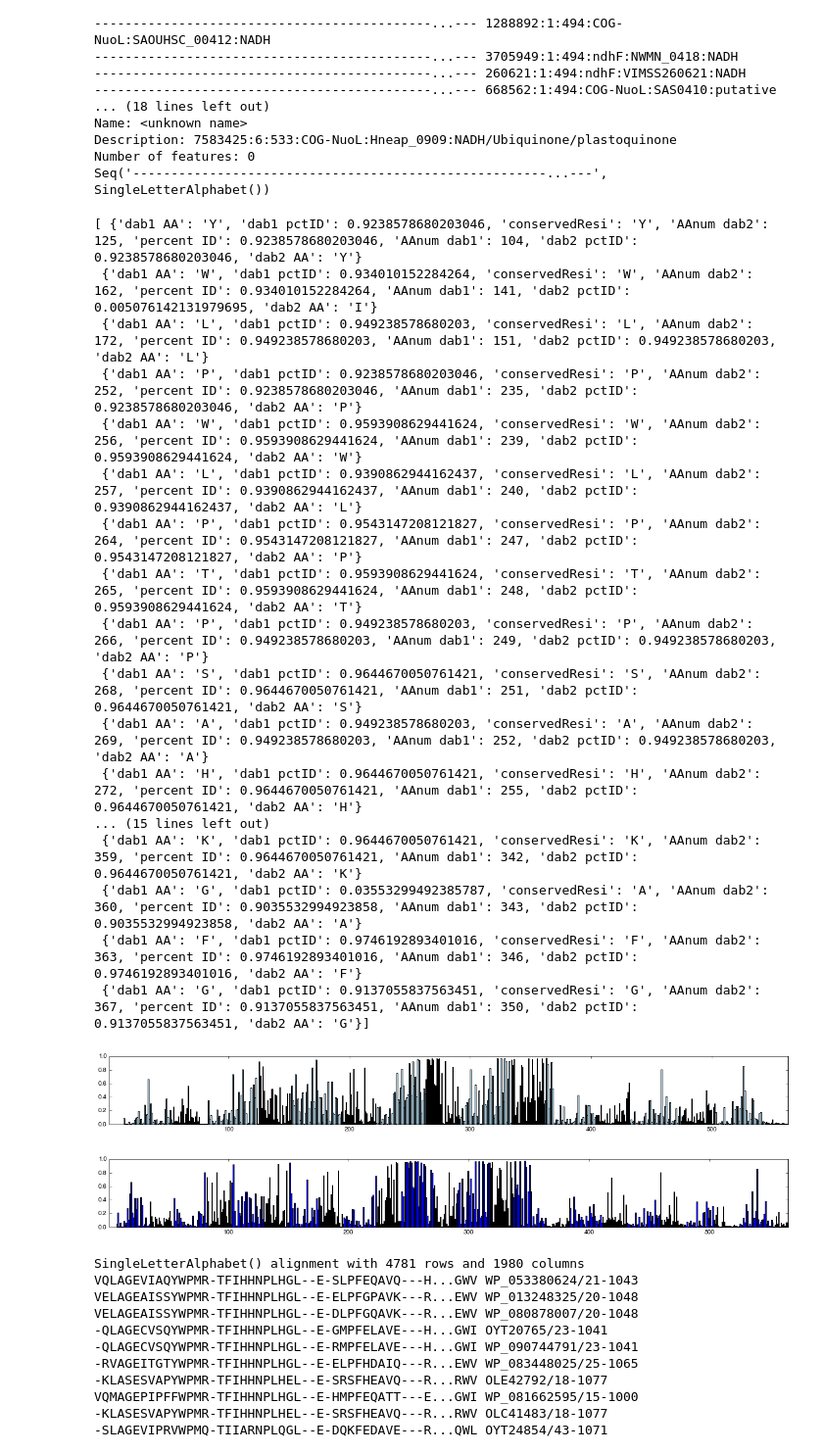
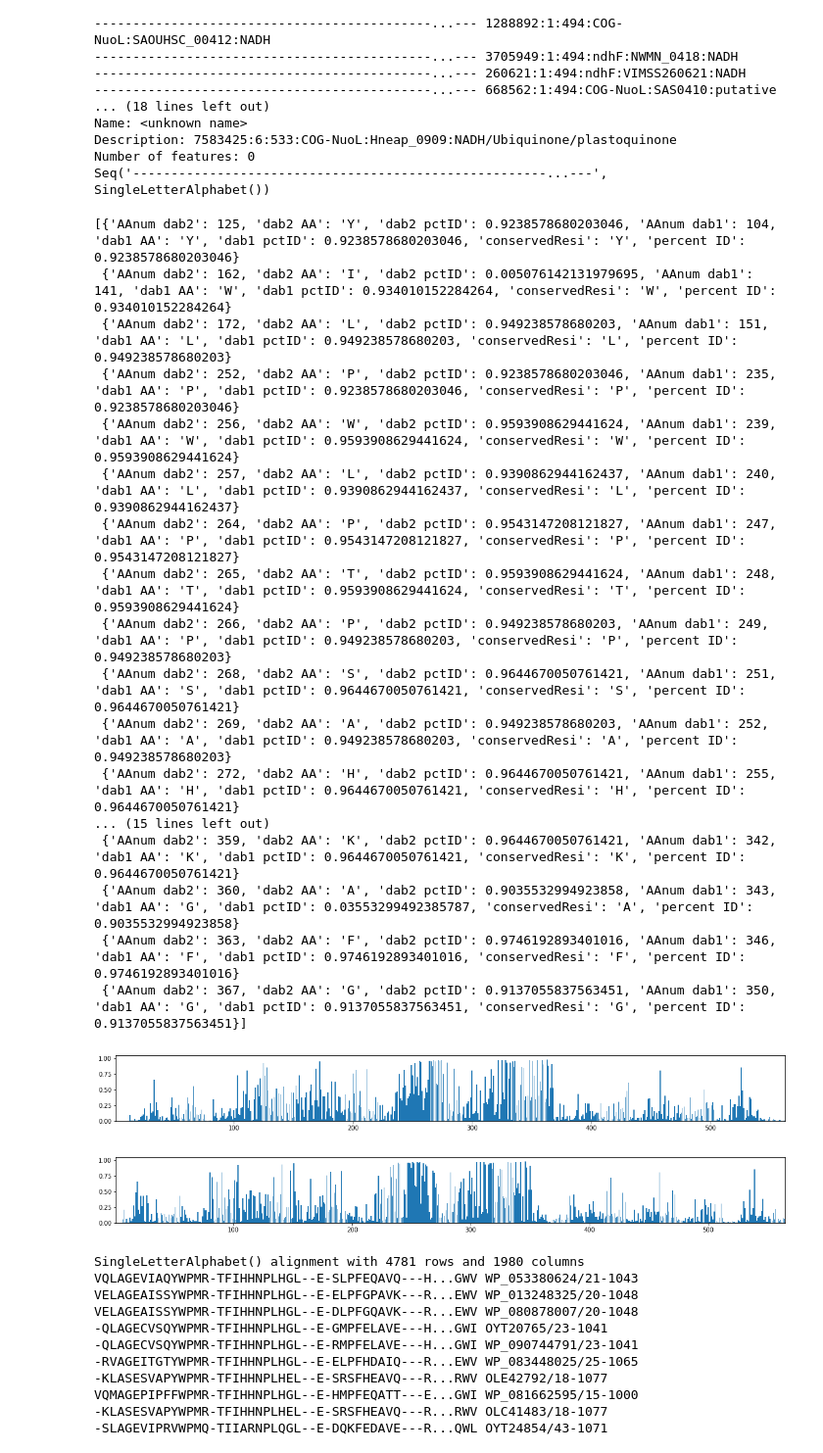
Before and after one commit to jackdesmarais/DabTransporterPaper, a Jupyter notebook: scripts/conservationScoreInAMsa.ipynb, the cells around one changed output. Shown: that part at 98% size. Cells and saved outputs as stored; diff of their text form; code cells hidden in the pictures.

```diff
--- a/scripts/conservationScoreInAMsa.ipynb
+++ b/scripts/conservationScoreInAMsa.ipynb
@@ -83,49 +83,49 @@ Seq('------------------------------------------------------...---', SingleLetter
 # %%
 identity = getConserved(infile,'clustal',dabB2,dabB1,12,6)
 # goodResi = {351,353,524,539}
 ninteypct = identity[[(x['percent ID']>0.9) & (x['conservedResi'] != '-') for x in identity]]
 print(ninteypct)
 conserve_df = pd.DataFrame.from_records(identity)
 conserve_df=conserve_df.sort_values('AAnum dab2')
 goodResi = {-10}
 conserve_df['active_site'] = conserve_df['percent ID']*conserve_df['AAnum dab2'].isin(goodResi)
 
 
 plt.figure(figsize=(20,2))
-plt.bar(conserve_df['AAnum dab2'],conserve_df['dab2 pctID'],color=qual_palette[0])
+plt.bar(conserve_df['AAnum dab2'],conserve_df['dab2 pctID'])#,color=qual_palette[0])
 # active_site = conserve_df[conserve_df['AAnum dabA2'].isin(goodResi)]
 # plt.bar(active_site['AAnum dab2'],active_site['percent ID'],color = 'r')
 plt.xlim(1,max(conserve_df['AAnum dab2']))
 plt.show()
 
 plt.figure(figsize=(20,2))
 plt.bar(conserve_df['AAnum dab1'],conserve_df['dab1 pctID'])
 # active_site = conserve_df[conserve_df['AAnum dabA2'].isin(goodResi)]
 # plt.bar(active_site['AAnum dab2'],active_site['percent ID'],color = 'r')
 plt.xlim(1,max(conserve_df['AAnum dab1']))
 plt.show()
 
 conserve_df.to_csv(infile+'.csv')
 # %% [output]
-[ {'dab1 AA': 'Y', 'dab1 pctID': 0.9238578680203046, 'conservedResi': 'Y', 'AAnum dab2': 125, 'percent ID': 0.9238578680203046, 'AAnum dab1': 104, 'dab2 pctID': 0.9238578680203046, 'dab2 AA': 'Y'}
- {'dab1 AA': 'W', 'dab1 pctID': 0.934010152284264, 'conservedResi': 'W', 'AAnum dab2': 162, 'percent ID': 0.934010152284264, 'AAnum dab1': 141, 'dab2 pctID': 0.005076142131979695, 'dab2 AA': 'I'}
- {'dab1 AA': 'L', 'dab1 pctID': 0.949238578680203, 'conservedResi': 'L', 'AAnum dab2': 172, 'percent ID': 0.949238578680203, 'AAnum dab1': 151, 'dab2 pctID': 0.949238578680203, 'dab2 AA': 'L'}
- {'dab1 AA': 'P', 'dab1 pctID': 0.9238578680203046, 'conservedResi': 'P', 'AAnum dab2': 252, 'percent ID': 0.9238578680203046, 'AAnum dab1': 235, 'dab2 pctID': 0.9238578680203046, 'dab2 AA': 'P'}
- {'dab1 AA': 'W', 'dab1 pctID': 0.9593908629441624, 'conservedResi': 'W', 'AAnum dab2': 256, 'percent ID': 0.9593908629441624, 'AAnum dab1': 239, 'dab2 pctID': 0.9593908629441624, 'dab2 AA': 'W'}
- {'dab1 AA': 'L', 'dab1 pctID': 0.9390862944162437, 'conservedResi': 'L', 'AAnum dab2': 257, 'percent ID': 0.9390862944162437, 'AAnum dab1': 240, 'dab2 pctID': 0.9390862944162437, 'dab2 AA': 'L'}
- {'dab1 AA': 'P', 'dab1 pctID': 0.9543147208121827, 'conservedResi': 'P', 'AAnum dab2': 264, 'percent ID': 0.9543147208121827, 'AAnum dab1': 247, 'dab2 pctID': 0.9543147208121827, 'dab2 AA': 'P'}
- {'dab1 AA': 'T', 'dab1 pctID': 0.9593908629441624, 'conservedResi': 'T', 'AAnum dab2': 265, 'percent ID': 0.9593908629441624, 'AAnum dab1': 248, 'dab2 pctID': 0.9593908629441624, 'dab2 AA': 'T'}
- {'dab1 AA': 'P', 'dab1 pctID': 0.949238578680203, 'conservedResi': 'P', 'AAnum dab2': 266, 'percent ID': 0.949238578680203, 'AAnum dab1': 249, 'dab2 pctID': 0.949238578680203, 'dab2 AA': 'P'}
- {'dab1 AA': 'S', 'dab1 pctID': 0.9644670050761421, 'conservedResi': 'S', 'AAnum dab2': 268, 'percent ID': 0.9644670050761421, 'AAnum dab1': 251, 'dab2 pctID': 0.9644670050761421, 'dab2 AA': 'S'}
- {'dab1 AA': 'A', 'dab1 pctID': 0.949238578680203, 'conservedResi': 'A', 'AAnum dab2': 269, 'percent ID': 0.949238578680203, 'AAnum dab1': 252, 'dab2 pctID': 0.949238578680203, 'dab2 AA': 'A'}
- {'dab1 AA': 'H', 'dab1 pctID': 0.9644670050761421, 'conservedResi': 'H', 'AAnum dab2': 272, 'percent ID': 0.9644670050761421, 'AAnum dab1': 255, 'dab2 pctID': 0.9644670050761421, 'dab2 AA': 'H'}
+[{'AAnum dab2': 125, 'dab2 AA': 'Y', 'dab2 pctID': 0.9238578680203046, 'AAnum dab1': 104, 'dab1 AA': 'Y', 'dab1 pctID': 0.9238578680203046, 'conservedResi': 'Y', 'percent ID': 0.9238578680203046}
+ {'AAnum dab2': 162, 'dab2 AA': 'I', 'dab2 pctID': 0.005076142131979695, 'AAnum dab1': 141, 'dab1 AA': 'W', 'dab1 pctID': 0.934010152284264, 'conservedResi': 'W', 'percent ID': 0.934010152284264}
+ {'AAnum dab2': 172, 'dab2 AA': 'L', 'dab2 pctID': 0.949238578680203, 'AAnum dab1': 151, 'dab1 AA': 'L', 'dab1 pctID': 0.949238578680203, 'conservedResi': 'L', 'percent ID': 0.949238578680203}
+ {'AAnum dab2': 252, 'dab2 AA': 'P', 'dab2 pctID': 0.9238578680203046, 'AAnum dab1': 235, 'dab1 AA': 'P', 'dab1 pctID': 0.9238578680203046, 'conservedResi': 'P', 'percent ID': 0.9238578680203046}
+ {'AAnum dab2': 256, 'dab2 AA': 'W', 'dab2 pctID': 0.9593908629441624, 'AAnum dab1': 239, 'dab1 AA': 'W', 'dab1 pctID': 0.9593908629441624, 'conservedResi': 'W', 'percent ID': 0.9593908629441624}
+ {'AAnum dab2': 257, 'dab2 AA': 'L', 'dab2 pctID': 0.9390862944162437, 'AAnum dab1': 240, 'dab1 AA': 'L', 'dab1 pctID': 0.9390862944162437, 'conservedResi': 'L', 'percent ID': 0.9390862944162437}
+ {'AAnum dab2': 264, 'dab2 AA': 'P', 'dab2 pctID': 0.9543147208121827, 'AAnum dab1': 247, 'dab1 AA': 'P', 'dab1 pctID': 0.9543147208121827, 'conservedResi': 'P', 'percent ID': 0.9543147208121827}
+ {'AAnum dab2': 265, 'dab2 AA': 'T', 'dab2 pctID': 0.9593908629441624, 'AAnum dab1': 248, 'dab1 AA': 'T', 'dab1 pctID': 0.9593908629441624, 'conservedResi': 'T', 'percent ID': 0.9593908629441624}
+ {'AAnum dab2': 266, 'dab2 AA': 'P', 'dab2 pctID': 0.949238578680203, 'AAnum dab1': 249, 'dab1 AA': 'P', 'dab1 pctID': 0.949238578680203, 'conservedResi': 'P', 'percent ID': 0.949238578680203}
+ {'AAnum dab2': 268, 'dab2 AA': 'S', 'dab2 pctID': 0.9644670050761421, 'AAnum dab1': 251, 'dab1 AA': 'S', 'dab1 pctID': 0.9644670050761421, 'conservedResi': 'S', 'percent ID': 0.9644670050761421}
+ {'AAnum dab2': 269, 'dab2 AA': 'A', 'dab2 pctID': 0.949238578680203, 'AAnum dab1': 252, 'dab1 AA': 'A', 'dab1 pctID': 0.949238578680203, 'conservedResi': 'A', 'percent ID': 0.949238578680203}
+ {'AAnum dab2': 272, 'dab2 AA': 'H', 'dab2 pctID': 0.9644670050761421, 'AAnum dab1': 255, 'dab1 AA': 'H', 'dab1 pctID': 0.9644670050761421, 'conservedResi': 'H', 'percent ID': 0.9644670050761421}
 ... (15 lines left out)
- {'dab1 AA': 'K', 'dab1 pctID': 0.9644670050761421, 'conservedResi': 'K', 'AAnum dab2': 359, 'percent ID': 0.9644670050761421, 'AAnum dab1': 342, 'dab2 pctID': 0.9644670050761421, 'dab2 AA': 'K'}
- {'dab1 AA': 'G', 'dab1 pctID': 0.03553299492385787, 'conservedResi': 'A', 'AAnum dab2': 360, 'percent ID': 0.9035532994923858, 'AAnum dab1': 343, 'dab2 pctID': 0.9035532994923858, 'dab2 AA': 'A'}
- {'dab1 AA': 'F', 'dab1 pctID': 0.9746192893401016, 'conservedResi': 'F', 'AAnum dab2': 363, 'percent ID': 0.9746192893401016, 'AAnum dab1': 346, 'dab2 pctID': 0.9746192893401016, 'dab2 AA': 'F'}
- {'dab1 AA': 'G', 'dab1 pctID': 0.9137055837563451, 'conservedResi': 'G', 'AAnum dab2': 367, 'percent ID': 0.9137055837563451, 'AAnum dab1': 350, 'dab2 pctID': 0.9137055837563451, 'dab2 AA': 'G'}]
+ {'AAnum dab2': 359, 'dab2 AA': 'K', 'dab2 pctID': 0.9644670050761421, 'AAnum dab1': 342, 'dab1 AA': 'K', 'dab1 pctID': 0.9644670050761421, 'conservedResi': 'K', 'percent ID': 0.9644670050761421}
+ {'AAnum dab2': 360, 'dab2 AA': 'A', 'dab2 pctID': 0.9035532994923858, 'AAnum dab1': 343, 'dab1 AA': 'G', 'dab1 pctID': 0.03553299492385787, 'conservedResi': 'A', 'percent ID': 0.9035532994923858}
+ {'AAnum dab2': 363, 'dab2 AA': 'F', 'dab2 pctID': 0.9746192893401016, 'AAnum dab1': 346, 'dab1 AA': 'F', 'dab1 pctID': 0.9746192893401016, 'conservedResi': 'F', 'percent ID': 0.9746192893401016}
+ {'AAnum dab2': 367, 'dab2 AA': 'G', 'dab2 pctID': 0.9137055837563451, 'AAnum dab1': 350, 'dab1 AA': 'G', 'dab1 pctID': 0.9137055837563451, 'conservedResi': 'G', 'percent ID': 0.9137055837563451}]
-[figure, old version]
+[figure, new version]
-[figure, old version]
+[figure, new version]
 # %%
 infile = "../data/msa/PF10070_ncbi.txt"
 align = AlignIO.read(infile, "fasta")
```
Also changed, not shown: parts of 2 cells of this notebook, 6 other files.
